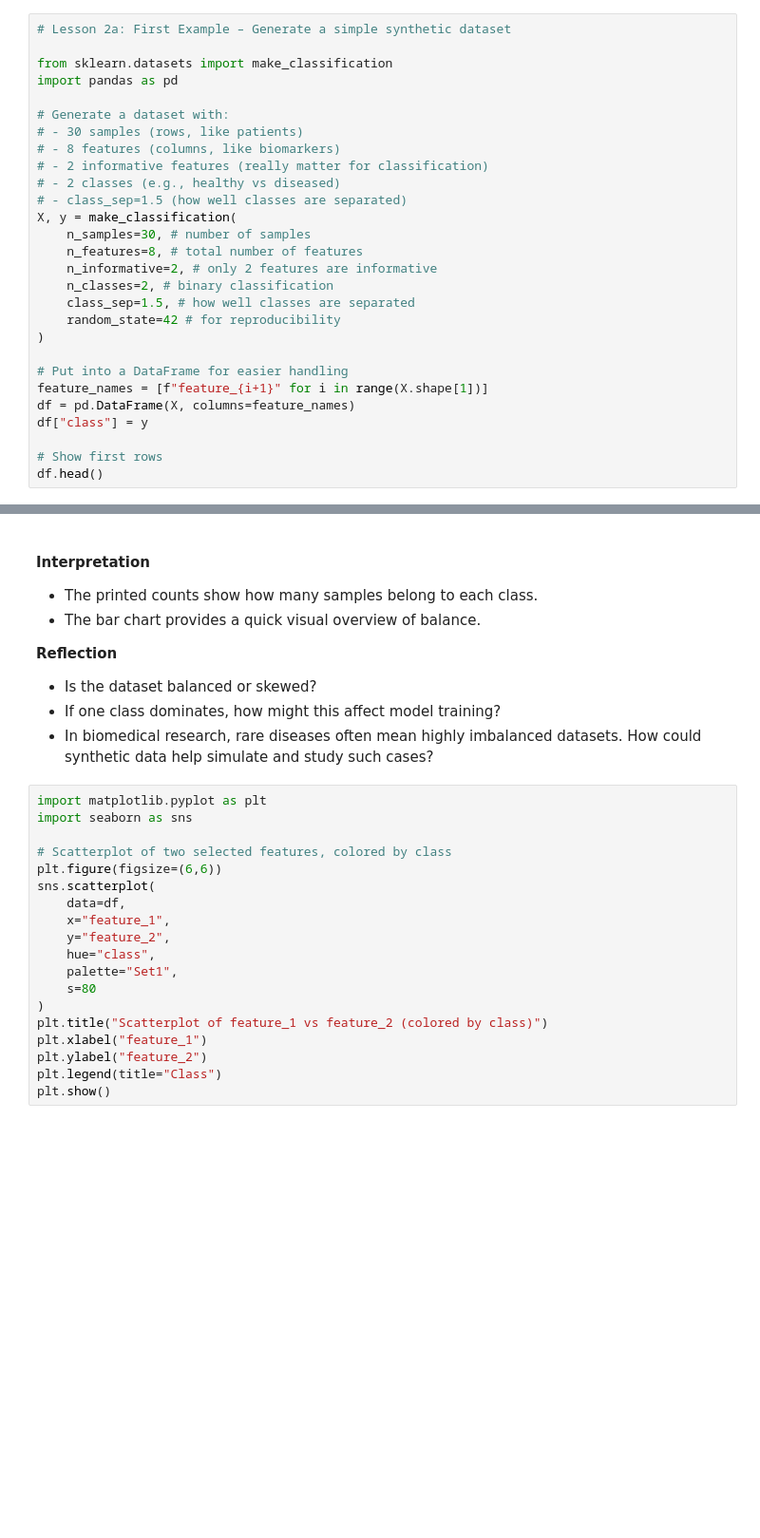
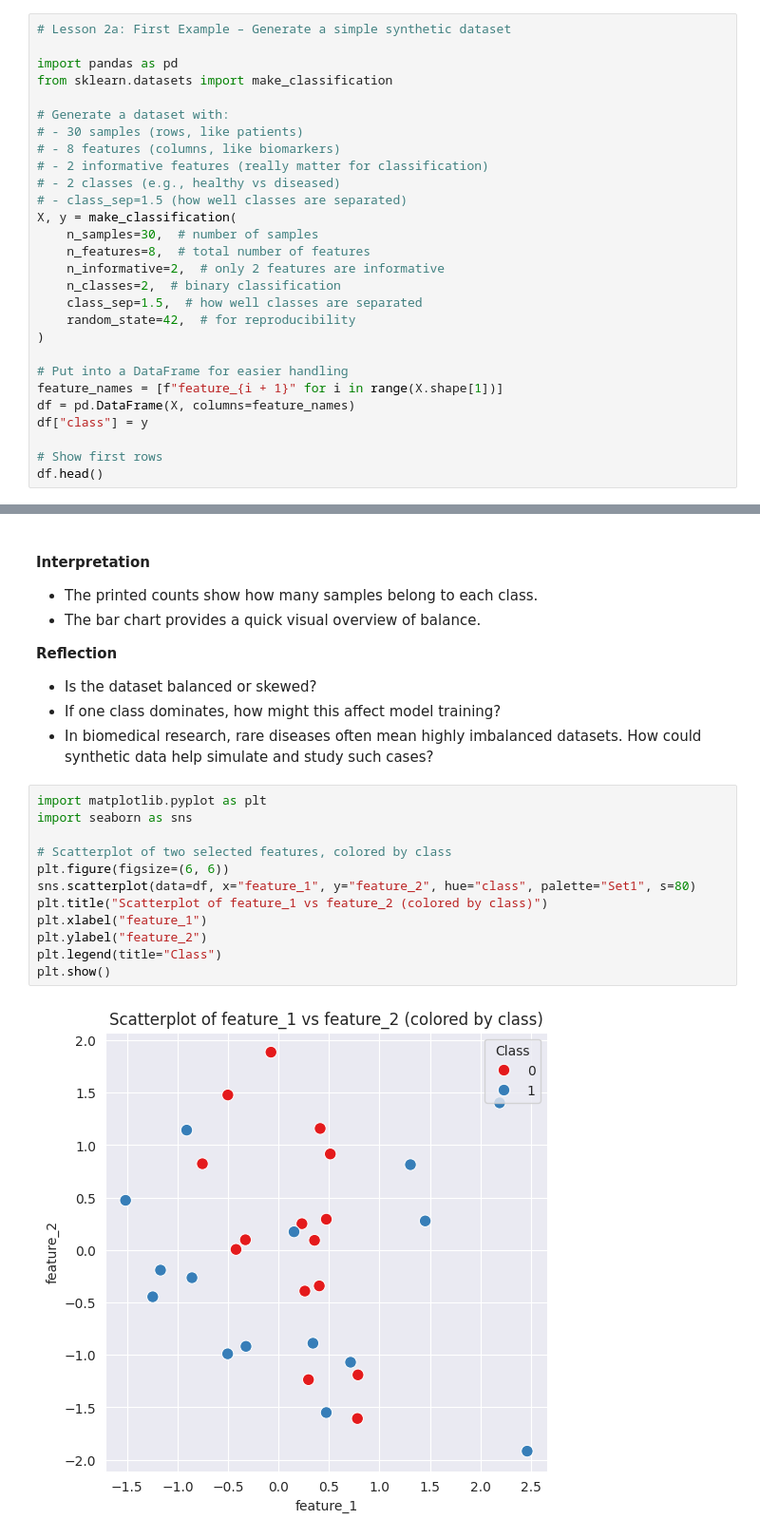
Before and after one commit to sigrun-may/synthetic-biomedical-data-course, a Jupyter notebook: notebooks/02a_data_generation_intro.ipynb, the cells around one changed output, grey strips where cells are left out. Shown at 95% size. Saved outputs shown, nothing was run; the diff lists cells and outputs as text; blank space fills up the shorter version.

Commit message:
Format and organize imports

```diff
--- a/notebooks/02a_data_generation_intro.ipynb
+++ b/notebooks/02a_data_generation_intro.ipynb
@@ -90,8 +90,8 @@ This minimal example uses `sklearn.datasets.make_classification`, which lets us
 # %%
 # Lesson 2a: First Example – Generate a simple synthetic dataset
 
+import pandas as pd
 from sklearn.datasets import make_classification
-import pandas as pd
 
 # Generate a dataset with:
 # - 30 samples (rows, like patients)
@@ -100,16 +100,16 @@ import pandas as pd
 # - 2 classes (e.g., healthy vs diseased)
 # - class_sep=1.5 (how well classes are separated)
 X, y = make_classification(
-    n_samples=30, # number of samples
-    n_features=8, # total number of features
-    n_informative=2, # only 2 features are informative
-    n_classes=2, # binary classification
-    class_sep=1.5, # how well classes are separated
-    random_state=42 # for reproducibility
+    n_samples=30,  # number of samples
+    n_features=8,  # total number of features
+    n_informative=2,  # only 2 features are informative
+    n_classes=2,  # binary classification
+    class_sep=1.5,  # how well classes are separated
+    random_state=42,  # for reproducibility
 )
 
 # Put into a DataFrame for easier handling
-feature_names = [f"feature_{i+1}" for i in range(X.shape[1])]
+feature_names = [f"feature_{i + 1}" for i in range(X.shape[1])]
 df = pd.DataFrame(X, columns=feature_names)
 df["class"] = y
 
@@ -200,22 +195,17 @@ plt.show()
 # %%
 import matplotlib.pyplot as plt
 import seaborn as sns
 
 # Scatterplot of two selected features, colored by class
-plt.figure(figsize=(6,6))
-sns.scatterplot(
-    data=df,
-    x="feature_1",
-    y="feature_2",
-    hue="class",
-    palette="Set1",
-    s=80
-)
+plt.figure(figsize=(6, 6))
+sns.scatterplot(data=df, x="feature_1", y="feature_2", hue="class", palette="Set1", s=80)
 plt.title("Scatterplot of feature_1 vs feature_2 (colored by class)")
 plt.xlabel("feature_1")
 plt.ylabel("feature_2")
 plt.legend(title="Class")
 plt.show()
+# %% [output]
+[figure, added]
 # %% [markdown]
 #### Interpretation
 - Each point = one sample.
```
Also changed, not shown: parts of 3 cells of this notebook, 5 other files.
